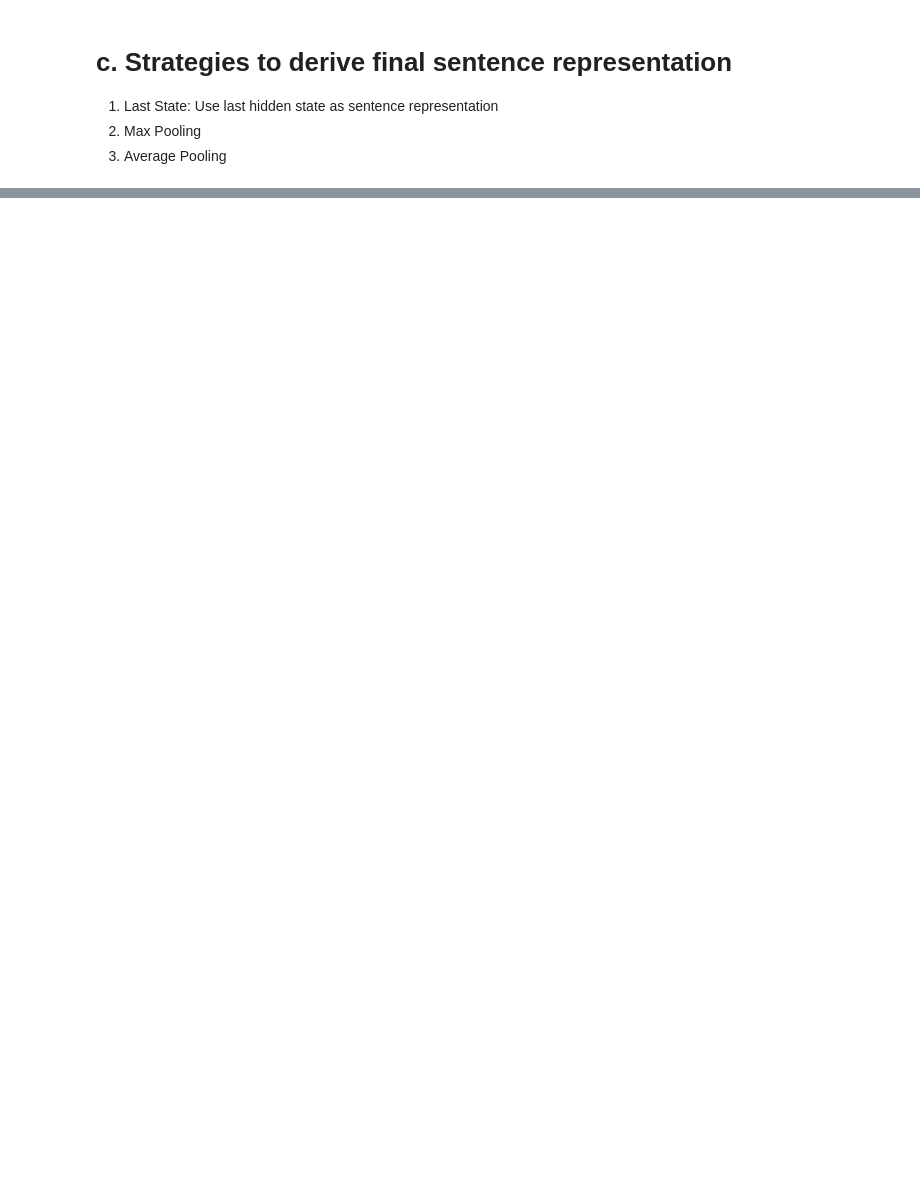
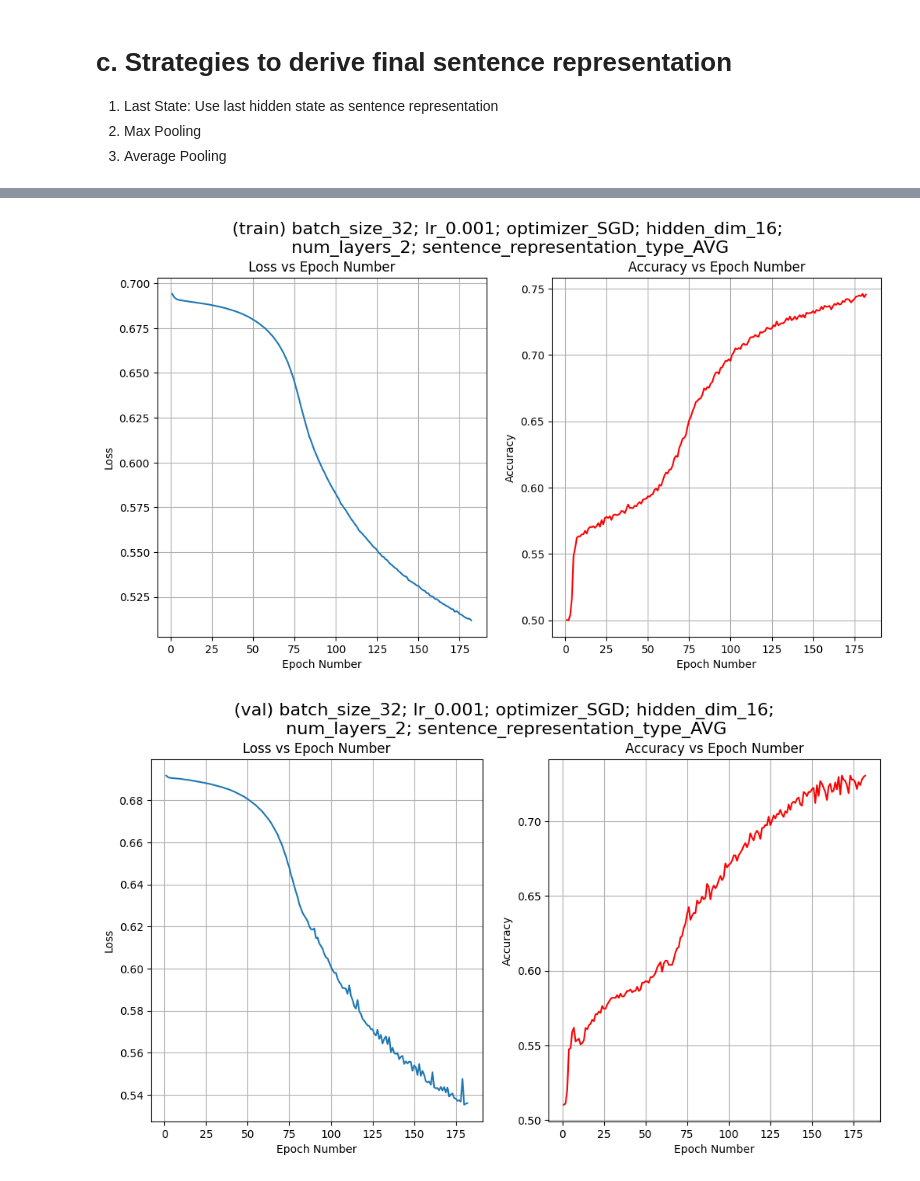
Before and after one commit to xJQx/sc4002-nlp-sentiment-classification, a Jupyter notebook: part2.ipynb, the cells around one changed output, grey strips where cells are left out. Saved outputs shown, nothing was run; the diff lists cells and outputs as text; code cells hidden in the pictures; blank space fills up the shorter version.

```diff
--- a/part2.ipynb
+++ b/part2.ipynb
@@ -411,0 +684,24 @@ Test Accuracy: 0.5
+# %%
+subtitle = f"batch_size_{batch_size}; lr_{learning_rate}; optimizer_{optimizer_name}; hidden_dim_{hidden_dim};\n num_layers_{num_layers}; sentence_representation_type_AVG"
+save_filename_prefix = f"rnn/part_c_BEST/batch_size_{batch_size}-lr_{learning_rate}-optimizer_{optimizer_name}-hidden_dim_{hidden_dim}-num_layers_{num_layers}-sentence_representation_type_AVG"
+
+plot_loss_acc_graph(
+    loss_list=part_c_model_df['train_loss_arr'][1],
+    acc_list=part_c_model_df['train_acc_arr'][1],
+    dataset_type="train",
+    subtitle=subtitle,
+    save_filename_prefix=save_filename_prefix,
+    display=True
+)
+
+plot_loss_acc_graph(
+    loss_list=part_c_model_df['val_loss_arr'][1],
+    acc_list=part_c_model_df['val_acc_arr'][1],
+    dataset_type="val",
+    subtitle=subtitle,
+    save_filename_prefix=save_filename_prefix,
+    display=True
+)
+# %% [output]
+[figure, added]
+[figure, added]
```
Also changed, not shown: parts of 18 cells of this notebook, 3 other files.
